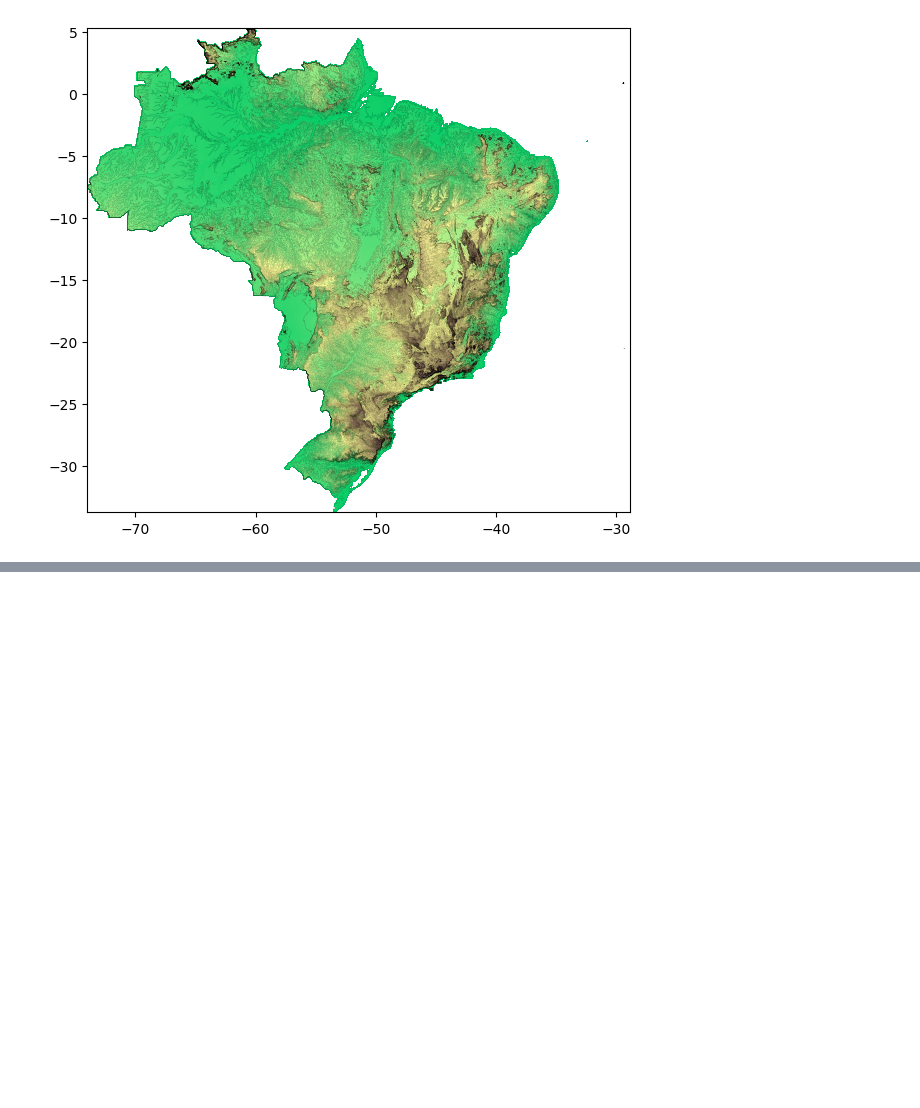
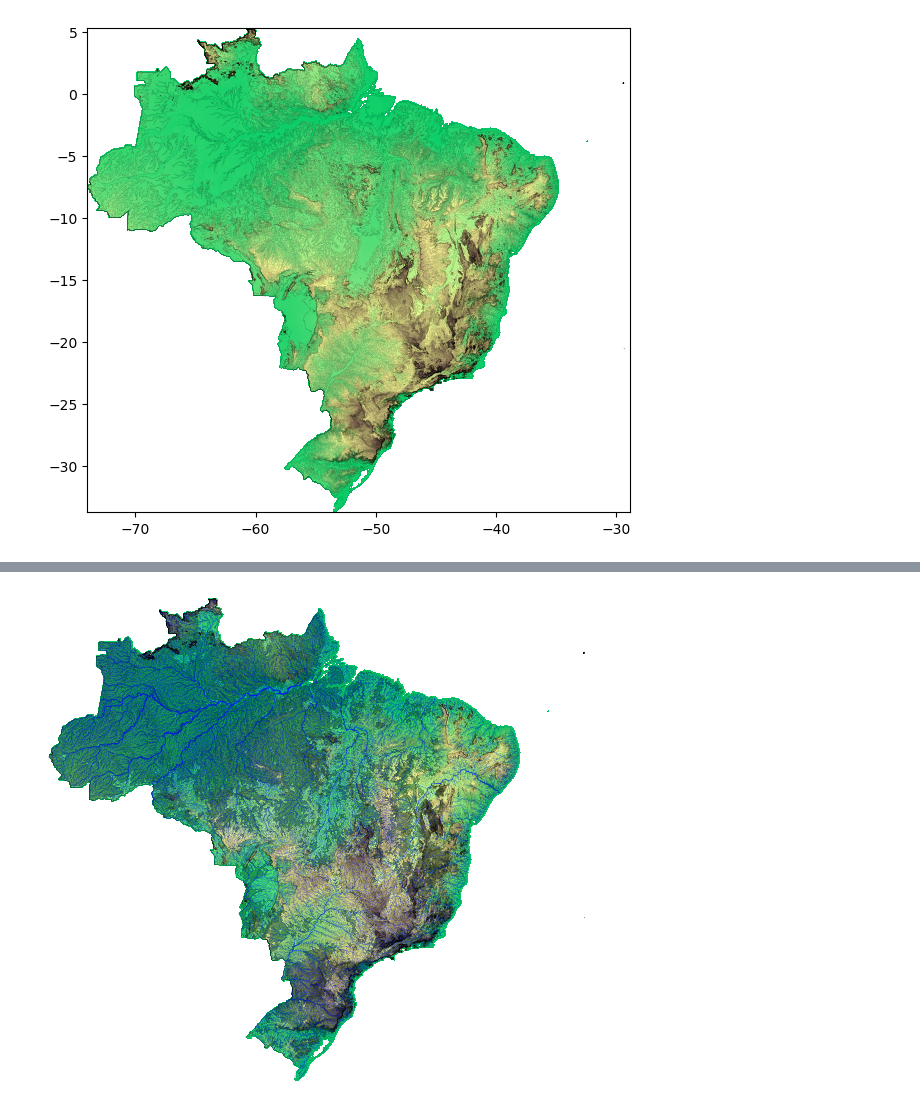
Before and after one commit to symmy596/Scipy2025, a Jupyter notebook: slides/5_advanced_rasters.ipynb, the cells around one changed output, grey strips where cells are left out. Saved outputs shown, nothing was run; the diff lists cells and outputs as text; code cells hidden in the pictures; blank space fills up the shorter version.

```diff
--- a/slides/5_advanced_rasters.ipynb
+++ b/slides/5_advanced_rasters.ipynb
@@ -236,12 +236,36 @@ plt.show()
 <img src="../resources/assets/contours_rivers.png">
 # %%
 from rasterio.plot import show
+
+samerica_rivers = gpd.read_file("../resources/rivers.geojson")
+
+leftSpan = np.amax(samerica_rivers['DIST_UP_KM']) - np.amin(samerica_rivers['DIST_UP_KM'])
+rightSpan = 1 - 0.1
+valueScaled = (samerica_rivers['DIST_UP_KM'] - np.amin(samerica_rivers['DIST_UP_KM'])) / leftSpan
+samerica_rivers['LW_DIST_UP_KM'] = 0.1 + (valueScaled * rightSpan)
+
+forests_file = rasterio.open('../resources/downsampled_forest.tif')
+clipped_array_forests, clipped_transform_forests = rasterio.mask.mask(forests_file, [mapping(geom) for geom in (brazil.geometry.tolist())],
+                                                      crop=True, nodata=0)
+clipped_array_forests[clipped_array_forests > 0] = 1
+
+greens = cm.get_cmap('Greens', 2)
+newcolors = greens(np.linspace(0, 1, 2))
+newcolors[:1, :] = np.array([0.0, 0.0, 0.0, 0.0])
+newcmp_forests = ListedColormap(newcolors)
+bounds = np.arange(2)
+norm_forests = BoundaryNorm(bounds, newcmp_forests.N)
+
 
 fig, ax = plt.subplots()
 fig.set_size_inches(7, 7)
 
 show(clipped_array, ax=ax, transform=clipped_transform, cmap=newcmp_topo, norm=norm_topo)
+show(clipped_array_forests, ax=ax, transform=clipped_transform_forests, cmap=newcmp_forests, norm=norm_forests, alpha=0.4)
 gdf.plot(lw=0.05, ax=ax, column='elev', color='black')
 samerica_rivers.plot(ax=ax, edgecolor='face', color='blue', lw=samerica_rivers['LW_DIST_UP_KM'])
-
+ax.axis('off')
+plt.savefig("../resources/assets/river_topography.png", dpi=600, bbox_inches='tight')
 plt.show()
+# %% [output]
+[figure, added]
```
Also changed, not shown: parts of 3 cells of this notebook, 19 other files.
